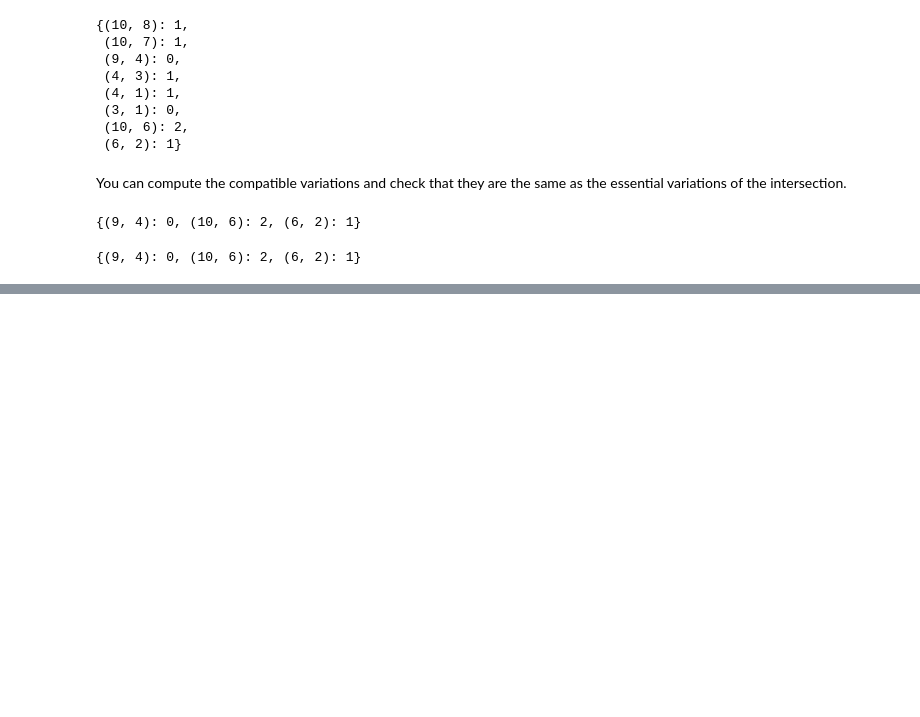
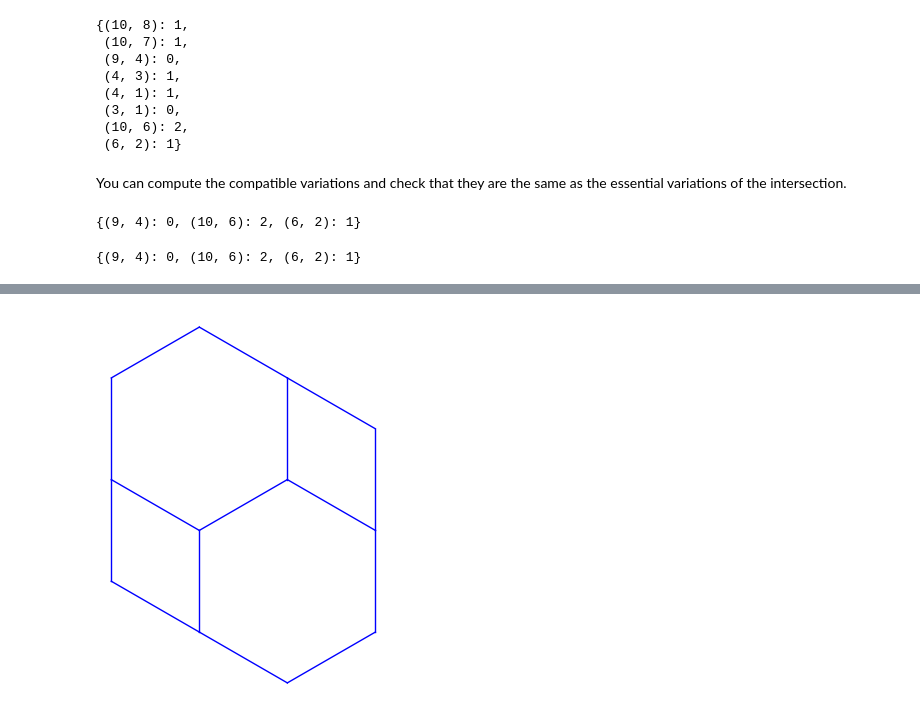
Before and after one commit to VivianePons/SWeakOrder, a Jupyter notebook: Demo_part2.ipynb, the cells around one changed output, grey strips where cells are left out. Drawn from its saved outputs; the diff is of its cells as text; code cells hidden in the pictures; blank space fills up the shorter version.

```diff
--- a/Demo_part2.ipynb
+++ b/Demo_part2.ipynb
@@ -450,0 +488,4 @@ fig16_inter.essential_variations()
+# %%
+SDecreasingTrees((0,1,2)).projected_sweak_plot()
+# %% [output]
+[figure, added]
```
Also changed, not shown: parts of 19 cells of this notebook, 3 other files.
